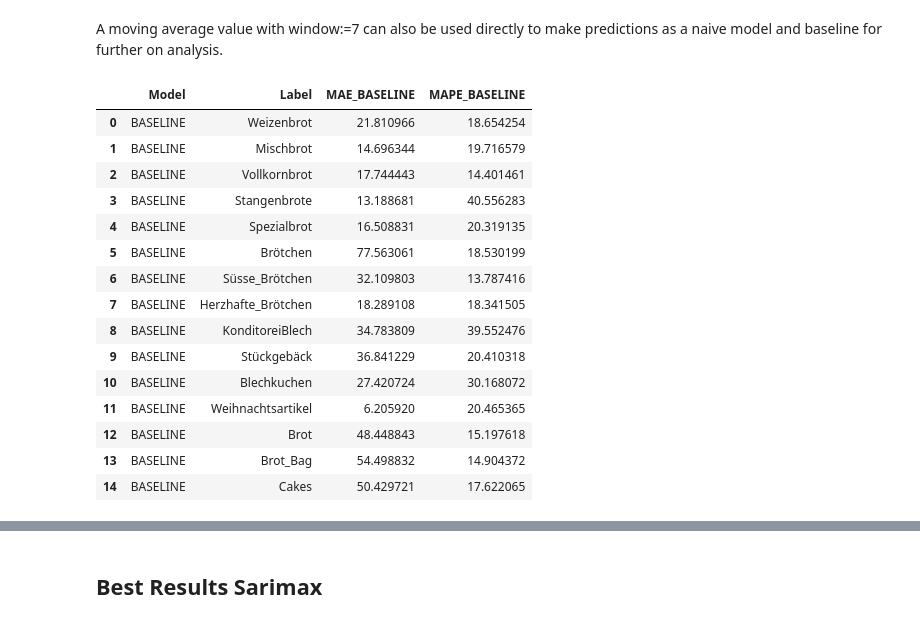
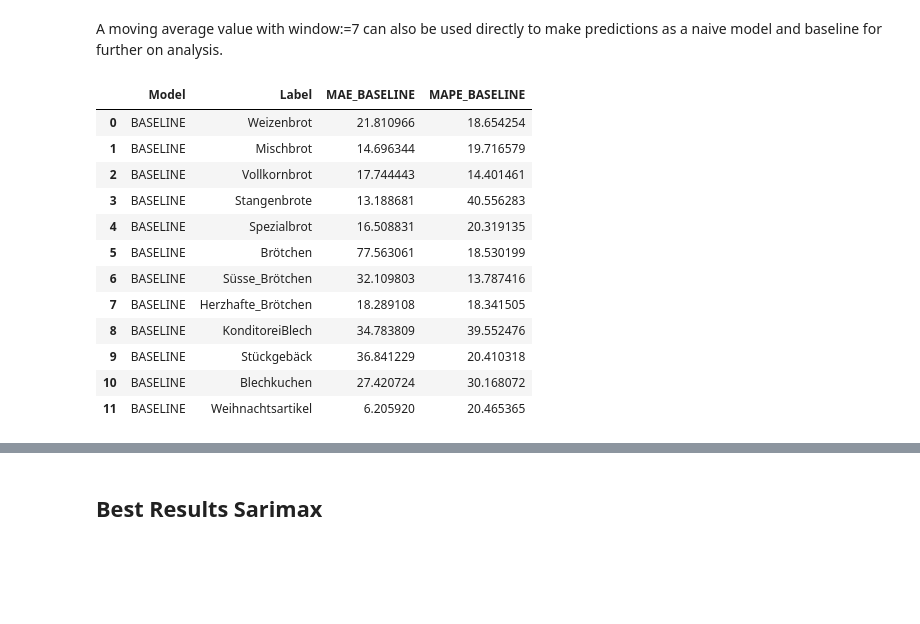
Before and after one commit to Linchen106/capstone, a Jupyter notebook: Overview_Results.ipynb, the cells around one changed output, grey strips where cells are left out. Drawn from its saved outputs; the diff is of its cells as text; code cells hidden in the pictures; blank space fills up the shorter version.

```diff
--- a/Overview_Results.ipynb
+++ b/Overview_Results.ipynb
@@ -201,23 +174,20 @@ df_results_Baseline
 A moving average value with window:=7 can also be used directly to make predictions as a naive model and baseline for further
 on analysis.
 # %%
-df_results_Baseline_adv= pd.read_csv("df_results_Baseline_adv")
+df_results_Baseline_adv= pd.read_csv("Dateien/df_results_Baseline_adv")
 df_results_Baseline_adv.drop(columns=['Unnamed: 0'],inplace=True)
 df_results_Baseline_adv
 # %% [output]
 |  | Model | Label | MAE_BASELINE | MAPE_BASELINE |
 | 0 | BASELINE | Weizenbrot | 21.810966 | 18.654254 |
 | 1 | BASELINE | Mischbrot | 14.696344 | 19.716579 |
 | 2 | BASELINE | Vollkornbrot | 17.744443 | 14.401461 |
 | 3 | BASELINE | Stangenbrote | 13.188681 | 40.556283 |
 | 4 | BASELINE | Spezialbrot | 16.508831 | 20.319135 |
 | 5 | BASELINE | Brötchen | 77.563061 | 18.530199 |
 | 6 | BASELINE | Süsse_Brötchen | 32.109803 | 13.787416 |
 | 7 | BASELINE | Herzhafte_Brötchen | 18.289108 | 18.341505 |
 | 8 | BASELINE | KonditoreiBlech | 34.783809 | 39.552476 |
 | 9 | BASELINE | Stückgebäck | 36.841229 | 20.410318 |
 | 10 | BASELINE | Blechkuchen | 27.420724 | 30.168072 |
 | 11 | BASELINE | Weihnachtsartikel | 6.205920 | 20.465365 |
-| 12 | BASELINE | Brot | 48.448843 | 15.197618 |
-| 13 | BASELINE | Brot_Bag | 54.498832 | 14.904372 |
-| 14 | BASELINE | Cakes | 50.429721 | 17.622065 |
```
Also changed, not shown: parts of 36 cells of this notebook, 13 other files.
